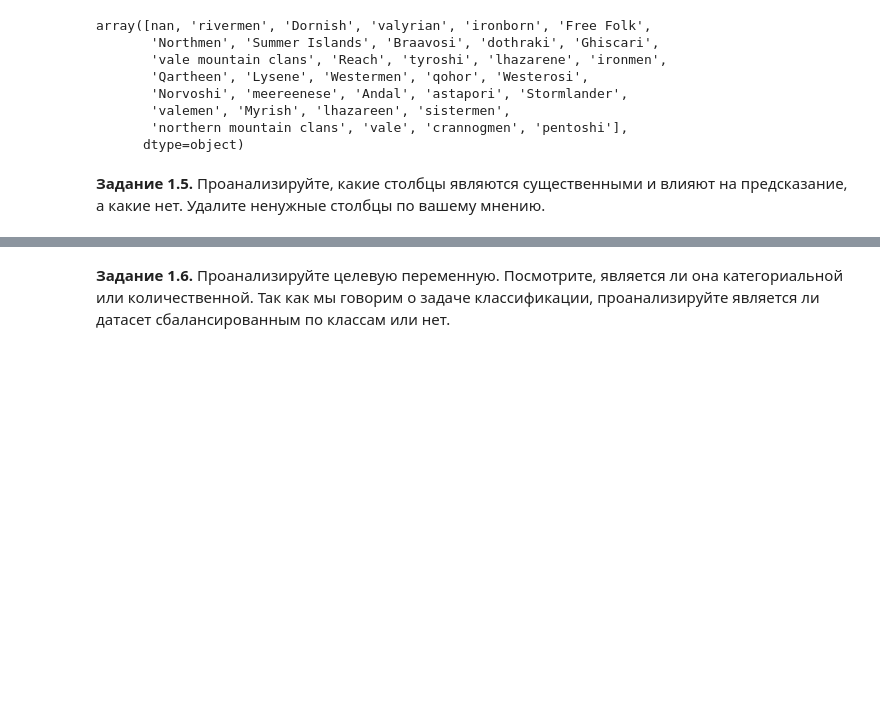
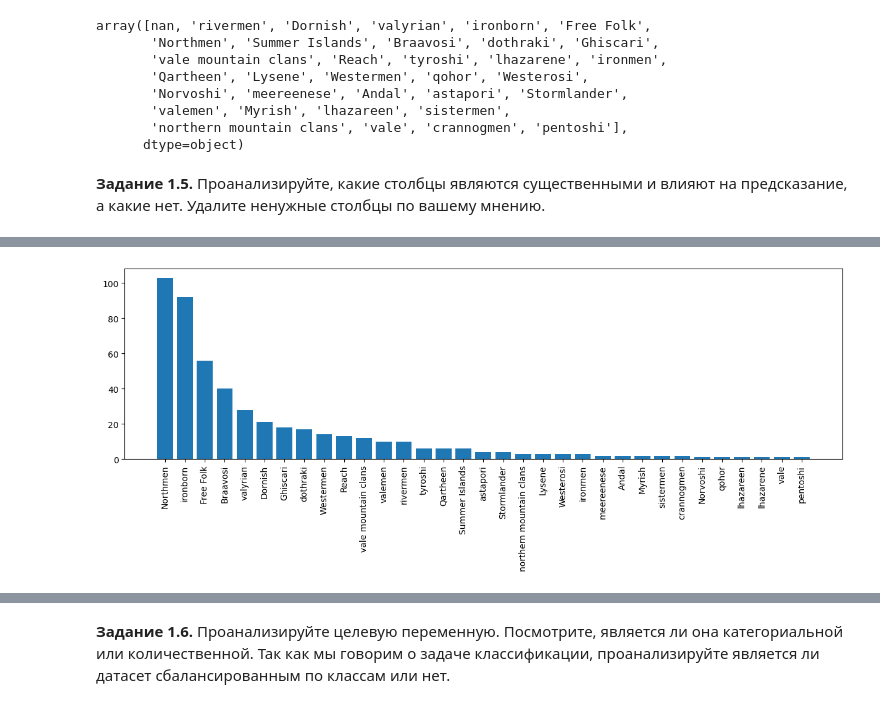
Before and after one commit to taravskayavm/DLS_I, a Jupyter notebook: week_01_ml_intro/Homework/hw_1_game_of_thrones.ipynb, the cells around one changed output, grey strips where cells are left out. Saved outputs shown, nothing was run; the diff lists cells and outputs as text; code cells hidden in the pictures; blank space fills up the shorter version.

```diff
--- a/week_01_ml_intro/Homework/hw_1_game_of_thrones.ipynb
+++ b/week_01_ml_intro/Homework/hw_1_game_of_thrones.ipynb
@@ -256,0 +299,17 @@ array([nan, 'rivermen', 'Dornish', 'valyrian', 'ironborn', 'Free Folk',
+# %%
+# Определяем популярные дома (≥ 20 представителей)
+top_houses = ['House Frey', 'Night\'s Watch', 'House Stark', 'House Targaryen', 'House Lannister', 'House Tyrell', 'House Greyjoy', 'House Osgrey']
+
+# Группируем редкие дома и заполняем пропуски
+data['house'] = data['house'].apply(lambda x: x if x in top_houses else 'Other')
+data['house'] = data['house'].fillna('Unknown')
+# %%
+data['culture'].value_counts()
+# Нарисуем столбчатую диаграмму
+df = data['culture'].value_counts()
+plt.figure(figsize=(15,4))
+plt.xticks(rotation=90)
+
+plt.bar(df.index, df.values);
+# %% [output]
+[figure, added]
```
Also changed, not shown: parts of 13 cells of this notebook.
